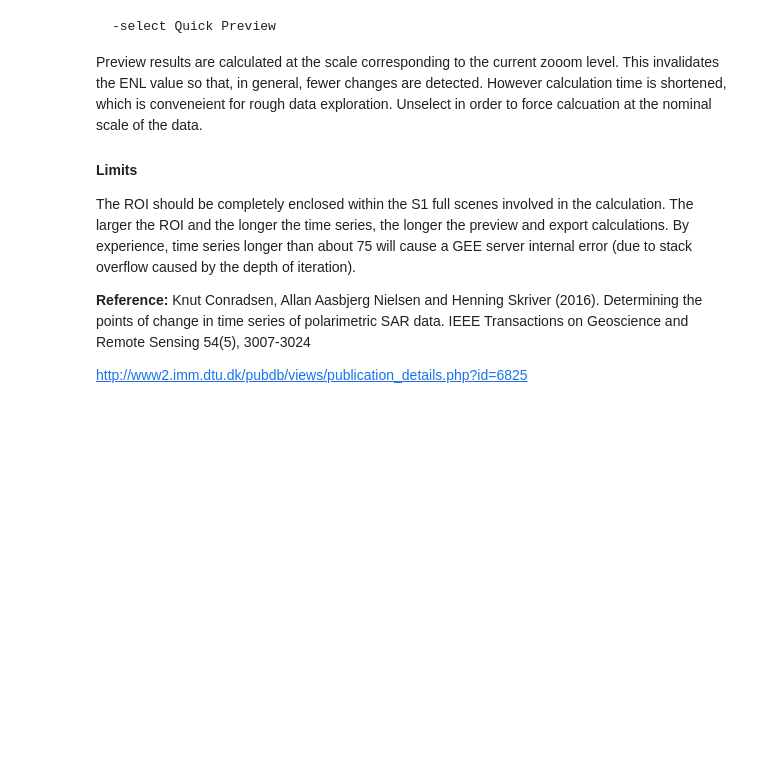
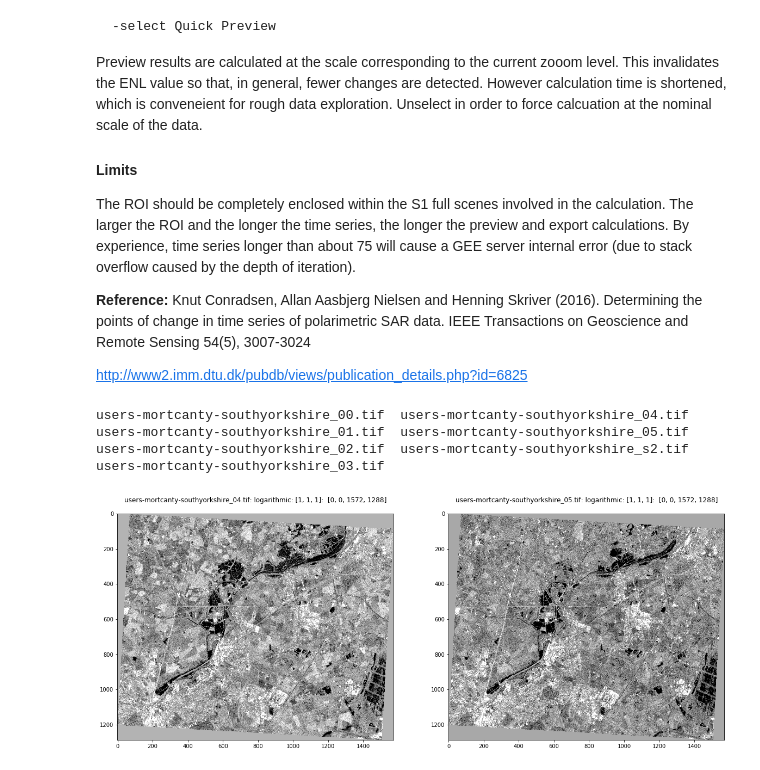
Before and after one commit to mortcanty/EESARDocker, a Jupyter notebook: src/interface.ipynb, the cells around one changed output. Cells and saved outputs as stored; diff of their text form; code cells hidden in the pictures; blank space fills up the shorter version.

```diff
--- a/src/interface.ipynb
+++ b/src/interface.ipynb
@@ -61,0 +64,11 @@ http://www2.imm.dtu.dk/pubdb/views/publication_details.php?id=6825
+# %%
+ls imagery/southyorkshire
+# %% [output]
+users-mortcanty-southyorkshire_00.tif  users-mortcanty-southyorkshire_04.tif
+users-mortcanty-southyorkshire_01.tif  users-mortcanty-southyorkshire_05.tif
+users-mortcanty-southyorkshire_02.tif  users-mortcanty-southyorkshire_s2.tif
+users-mortcanty-southyorkshire_03.tif
+# %%
+run scripts/dispms -f imagery/southyorkshire/users-mortcanty-southyorkshire_04.tif -F imagery/southyorkshire/users-mortcanty-southyorkshire_05.tif
+# %% [output]
+[figure, added]
```
Also changed, not shown: parts of 1 cell of this notebook, 4 other files.
